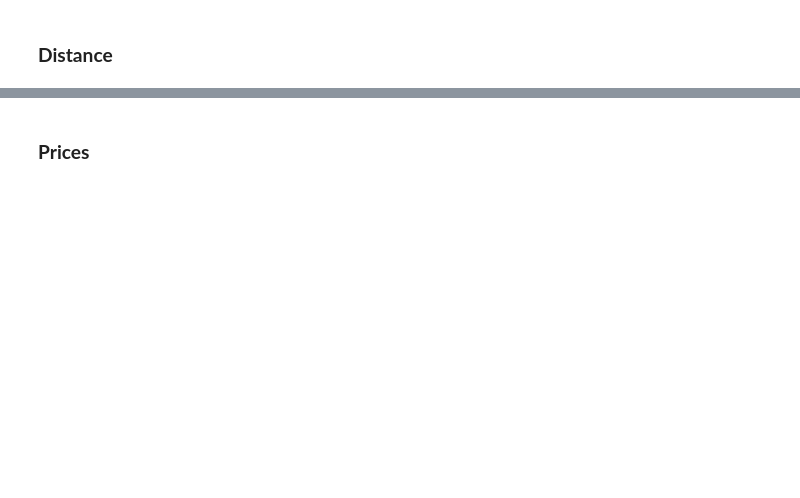
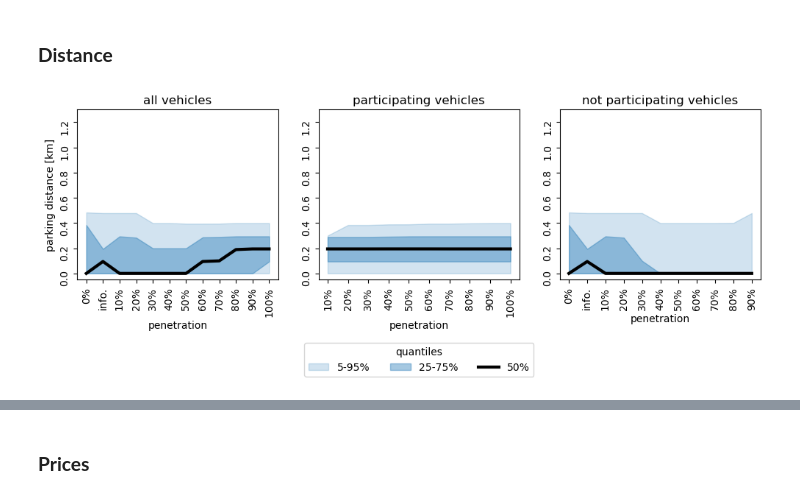
Before and after one commit to alelevente/penparking, a Jupyter notebook: 03_src/result_visualization.ipynb, the cells around one changed output, grey strips where cells are left out. Saved outputs shown, nothing was run; the diff lists cells and outputs as text; code cells hidden in the pictures; blank space fills up the shorter version.

Commit message:
visualization updates

```diff
--- a/03_src/result_visualization.ipynb
+++ b/03_src/result_visualization.ipynb
@@ -74,17 +74,17 @@ for _,r in penetration_df.iterrows():
     controlled.append(r["controlled"])
     pens.append(r["penetration"])
 
-    values.append(r["routeLength"])
+    values.append(r["routeLength"]/1000)
     value_types.append("distance")
     controlled.append(r["controlled"])
     pens.append(r["penetration"])
 
-    values.append(r["prolonged_distance"])
+    values.append(r["prolonged_distance"]/1000)
     value_types.append("prolonged_distance")
     controlled.append(r["controlled"])
     pens.append(r["penetration"])
 
-    values.append(r["parking_distance"])
+    values.append(r["parking_distance"]/1000)
     value_types.append("parking_distance")
     controlled.append(r["controlled"])
     pens.append(r["penetration"])
@@ -211,26 +215,28 @@ for axis in range(3):
 # %%
 fig, ax = plt.subplots(1,3, figsize=(12,3))
 
-Y_MIN, Y_MAX = -50, 1300
+Y_MIN, Y_MAX = -0.05, 1.300
 Y_TICKS = [0, 250, 500, 750, 1000, 1250]
 
-plot_values(ax[0], long_df, "parking_distance", "parking distance [m]")
+plot_values(ax[0], long_df, "parking_distance", "parking distance [km]")
 ax[0].set_title("all vehicles")
 ax[0].tick_params(labelrotation=90)
 
-plot_values(ax[1], long_df[long_df["controlled"]], "parking_distance", "parking distance [m]")
+plot_values(ax[1], long_df[long_df["controlled"]], "parking_distance", "parking distance [km]")
 ax[1].set_ylabel("")
 ax[1].set_title("participating vehicles")
 ax[1].tick_params(labelrotation=90)
 ax[1].legend(title="quantiles", loc="lower center", ncols=3, bbox_to_anchor=(0.5, -0.6))
 
-plot_values(ax[2], long_df[~long_df["controlled"]], "parking_distance", "parking distance [m]")
+plot_values(ax[2], long_df[~long_df["controlled"]], "parking_distance", "parking distance [km]")
 ax[2].set_ylabel("")
 ax[2].set_title("not participating vehicles")
 ax[2].tick_params(labelrotation=90)
 
 for axis in range(3):
     ax[axis].set_ylim(Y_MIN, Y_MAX)
+# %% [output]
+[figure, added]
 # %%
 fig, ax = plt.subplots(1,3, figsize=(12,3))
 Y_MIN, Y_MAX = -50, 1300
```
Also changed, not shown: parts of 12 cells of this notebook.
